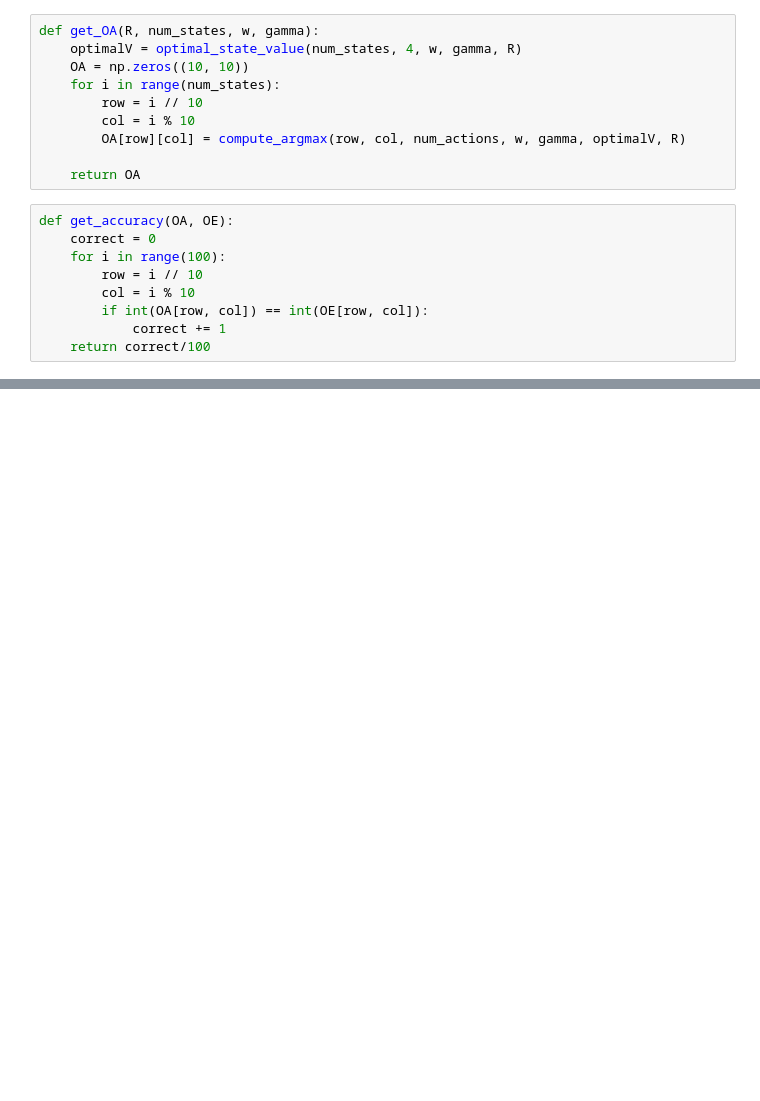
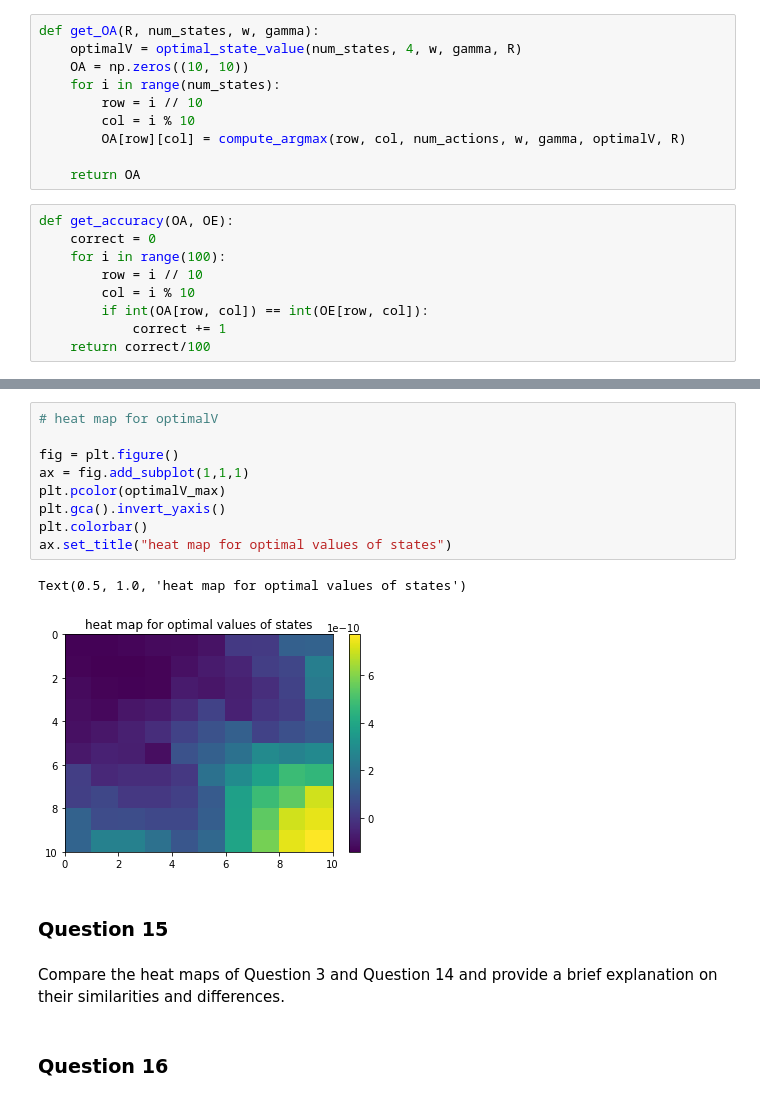
Before and after one commit to Shuyifan/Large-Scale-Social-and-Complex-Networks-Design-and-Algorithms, a Jupyter notebook: Project 3/Project 3.ipynb, the cells around one changed output, grey strips where cells are left out. Saved outputs shown, nothing was run; the diff lists cells and outputs as text; blank space fills up the shorter version.

```diff
--- a/Project 3/Project 3.ipynb
+++ b/Project 3/Project 3.ipynb
@@ -579,0 +629,18 @@ np
+# %%
+# heat map for optimalV
+
+fig = plt.figure()
+ax = fig.add_subplot(1,1,1)
+plt.pcolor(optimalV_max)
+plt.gca().invert_yaxis()
+plt.colorbar()
+ax.set_title("heat map for optimal values of states")
+# %% [output]
+Text(0.5, 1.0, 'heat map for optimal values of states')
+[figure, added]
+# %% [markdown]
+### Question 15
+# %% [markdown]
+Compare the heat maps of Question 3 and Question 14 and provide a brief explanation on their similarities and differences.
+# %% [markdown]
+### Question 16
```
Also changed, not shown: parts of 45 cells of this notebook.
